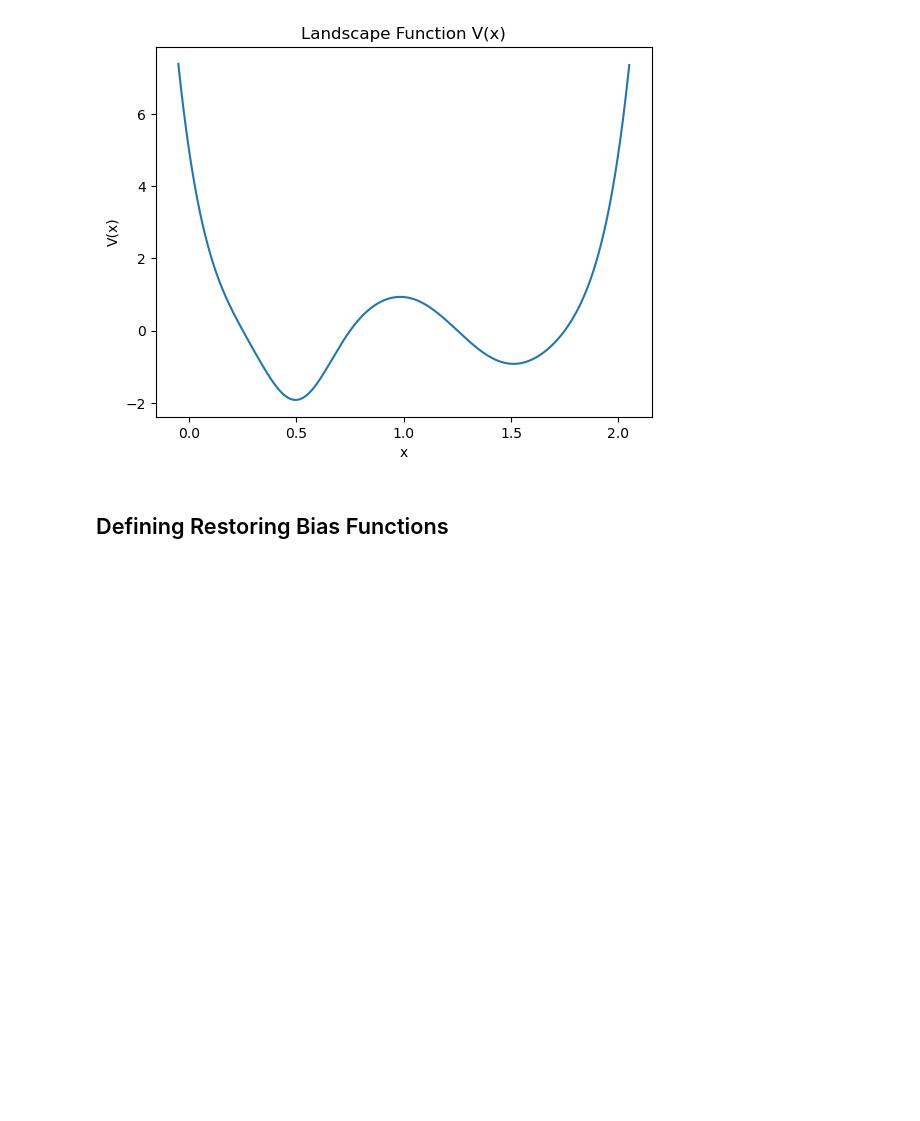
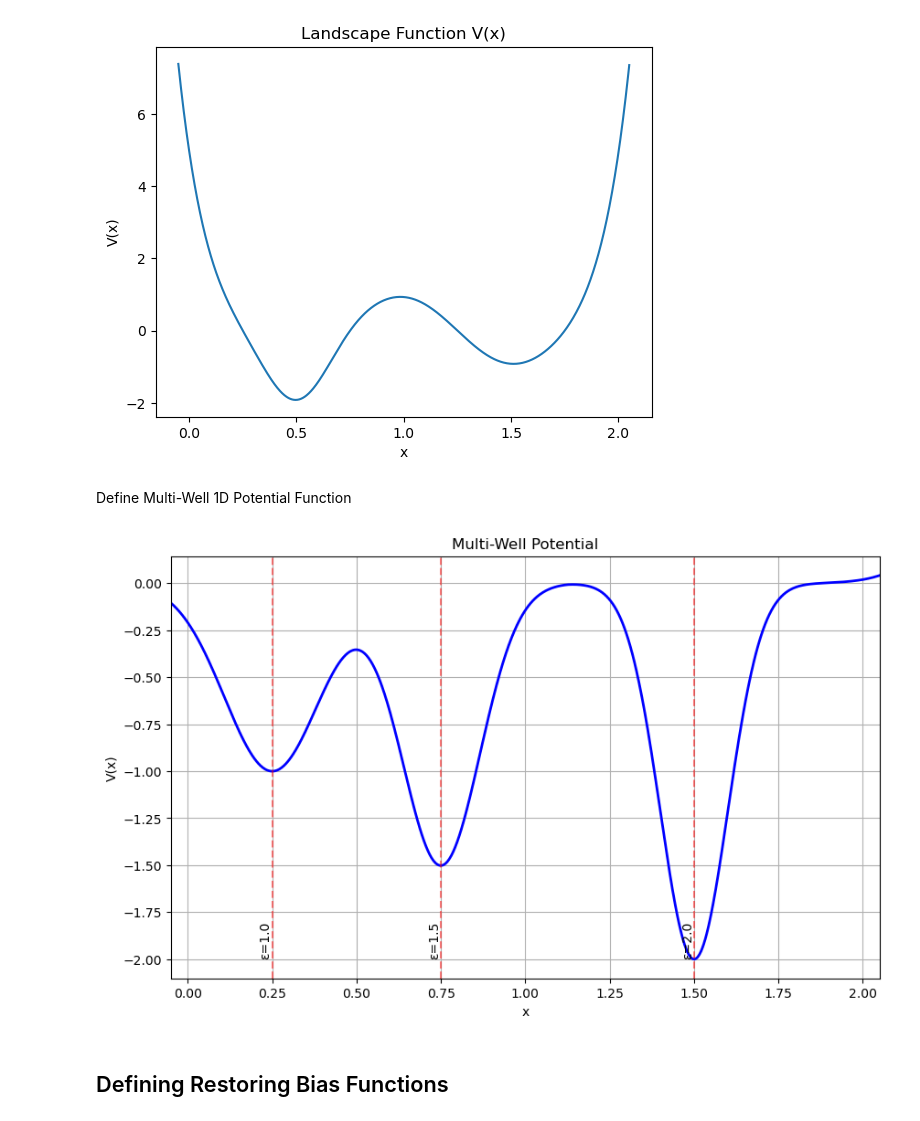
Before and after one commit to abrahmasandra/MENG255UmbrellaSampling, a Jupyter notebook: umbsampling.ipynb, the cells around one changed output. Drawn from its saved outputs; the diff is of its cells as text; code cells hidden in the pictures; blank space fills up the shorter version.

Commit message:
added multiwell potential function

```diff
--- a/umbsampling.ipynb
+++ b/umbsampling.ipynb
@@ -60,3 +62,5 @@ def plot_landscape_fxn(V: callable):
 plot_landscape_fxn(two_well_1d)
 # %% [output]
 [figure]
+# %% [markdown]
+Define Multi-Well 1D Potential Function
@@ -63,3 +91,32 @@ plot_landscape_fxn(two_well_1d)
+# %%
+# Parameters
+epsilon_values = [1.0, 1.5, 2.0, 1.8]
+well_positions = [0.25, 0.75, 1.5]
+sigma = 0.2
+
+# Generate x values for the new domain
+x = np.linspace(-0.05, 2.05, 1000)
+
+# Calculate potential
+V = multi_well_potential(x, epsilon_values, well_positions, sigma)
+
+# Plot
+plt.figure(figsize=(10, 6))
+plt.plot(x, V, 'b-', linewidth=2)
+plt.title('Multi-Well Potential')
+plt.xlabel('x')
+plt.ylabel('V(x)')
+plt.xlim(-0.05, 2.05)  # Set x-axis limits
+plt.grid(True)
+
+# Add vertical lines and labels for well positions
+for pos, eps in zip(well_positions, epsilon_values):
+    plt.axvline(x=pos, color='r', linestyle='--', alpha=0.5)
+    plt.text(pos, min(V), f'ε={eps}', rotation=90, va='bottom', ha='right')
+
+plt.show()
+# %% [output]
+[figure, added]
 # %% [markdown]
 ## Defining Restoring Bias Functions
 # %%
```
Also changed, not shown: parts of 2 cells of this notebook.
